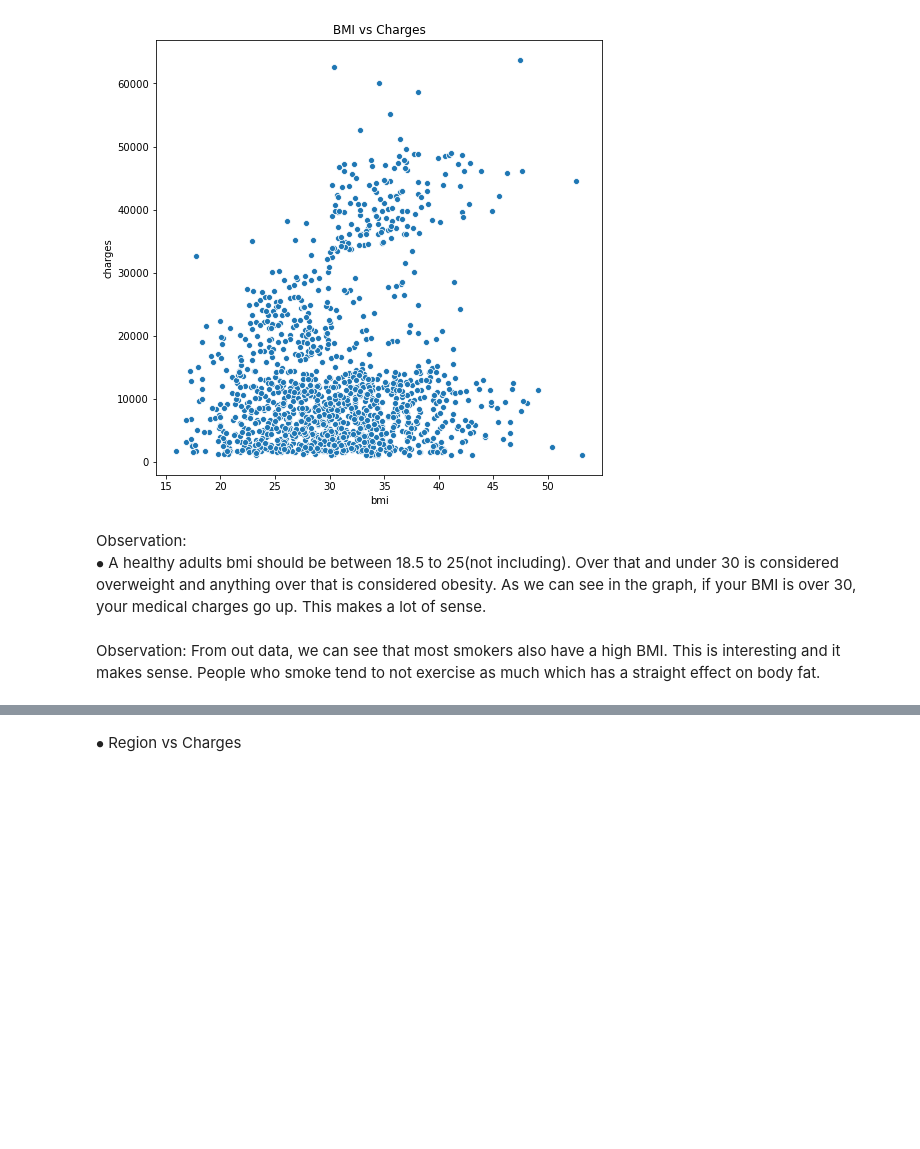
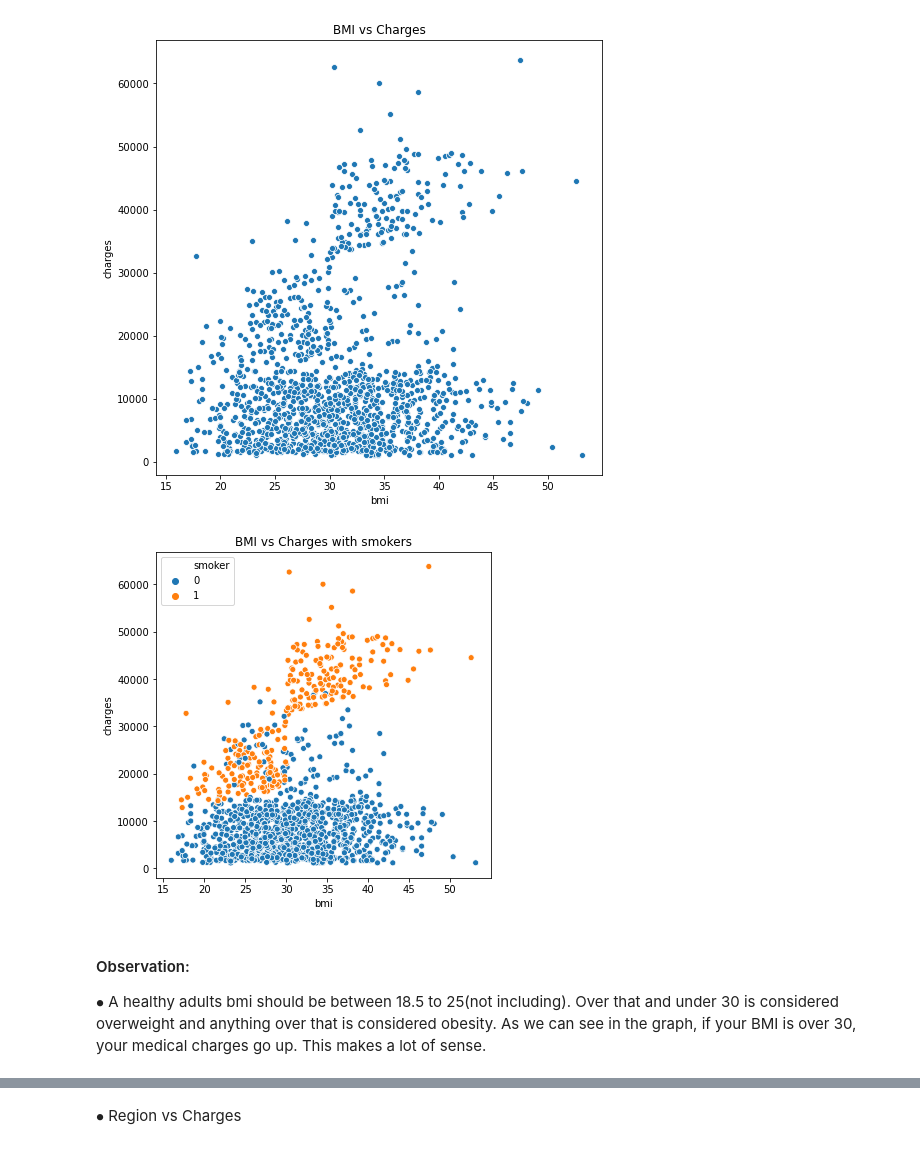
Before and after one commit to LeeadJ/DataScience-FinalProj, a Jupyter notebook: Regression.ipynb, the cells around one changed output, grey strips where cells are left out. Cells and saved outputs as stored; diff of their text form; code cells hidden in the pictures; blank space fills up the shorter version.

```diff
--- a/Regression.ipynb
+++ b/Regression.ipynb
@@ -245,9 +393,13 @@ plt.title("BMI vs Charges")
 plt.show()
 # %% [output]
 [figure]
+# %%
+plt.figure(figsize=(6,6))
+sns.scatterplot(df.bmi, df.charges, hue=df.smoker)
+plt.title("BMI vs Charges with smokers")
+plt.show()
+# %% [output]
+[figure, added]
 # %% [markdown]
-Observation:<br>
+#### Observation:<br>
 $\bullet$ A healthy adults bmi should be between 18.5 to 25(not including). Over that and under 30 is considered overweight and anything over that is considered obesity. As we can see in the graph, if your BMI is over 30, your medical charges go up. This makes a lot of sense.<br>
-# %% [markdown]
-Observation:
-From out data, we can see that most smokers also have a high BMI. This is interesting and it makes sense. People who smoke tend to not exercise as much which has a straight effect on body fat.
```
Also changed, not shown: parts of 106 cells of this notebook.
